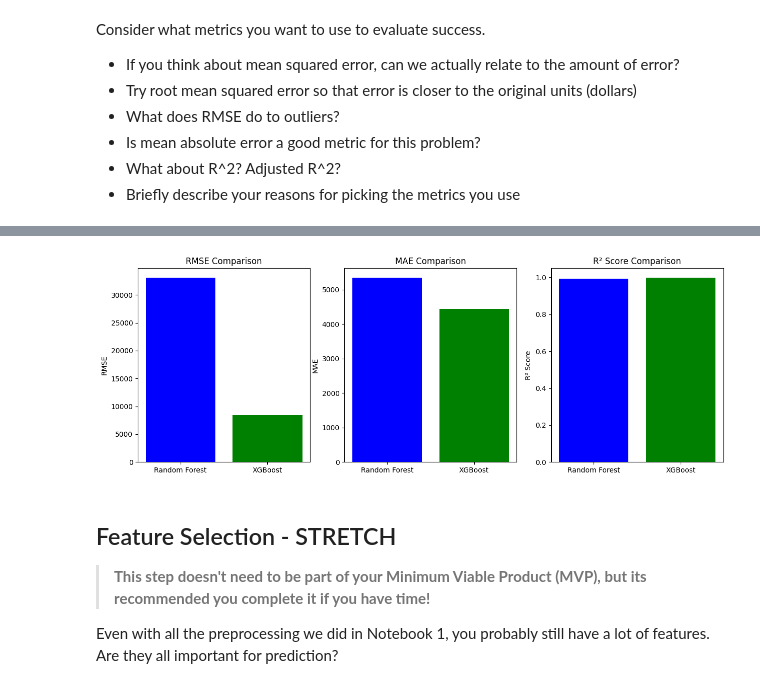
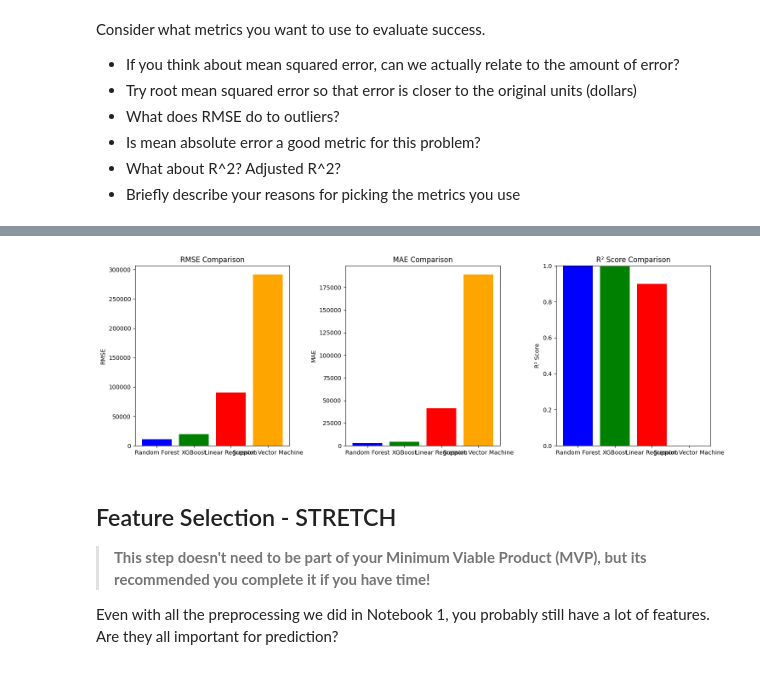
Before and after one commit to CuHzQuixote/Supervised-learning, a Jupyter notebook: 2_model_selection.ipynb, the cells around one changed output, grey strips where cells are left out. Cells and saved outputs as stored; diff of their text form; code cells hidden in the pictures.

```diff
--- a/2_model_selection.ipynb
+++ b/2_model_selection.ipynb
@@ -28,10 +16,10 @@ import pandas as pd
 import numpy as np
 
 # Load training and testing data
-X_train = pd.read_csv("X_train.csv")
-X_test = pd.read_csv("X_test.csv")
-y_train = pd.read_csv("y_train.csv")
-y_test = pd.read_csv("y_test.csv")
+X_train = pd.read_csv("X_train (1).csv")
+X_test = pd.read_csv("X_test (1).csv")
+y_train = pd.read_csv("y_train (1).csv")
+y_test = pd.read_csv("y_test (1).csv")
 
 
 y_train = y_train.values.ravel()
@@ -191,3 +253,13 @@ Consider what metrics you want to use to evaluate success.
 - Briefly describe your reasons for picking the metrics you use
 # %%
 # gather evaluation metrics and compare results
+# %%
+from sklearn.metrics import mean_absolute_error
+
+# Calculate additional metrics
+rmse_values = [np.sqrt(mse_rf), np.sqrt(mse_xgb), np.sqrt(mse_lr), np.sqrt(mse_svr)]
+mae_values = [mean_absolute_error(y_test, y_pred_rf),
+              mean_absolute_error(y_test, y_pred_xgb),
+              mean_absolute_error(y_test, y_pred_lr),
+              mean_absolute_error(y_test, y_pred_svr)]
+r2_values = [r2_rf, r2_xgb, r2_lr, r2_svr]
@@ -194,34 +271,32 @@ Consider what metrics you want to use to evaluate success.
 # %%
 import matplotlib.pyplot as plt
-import numpy as np
 
-# Model names
-models = ["Random Forest", "XGBoost"]
-rmse_scores = [rmse_rf, rmse_xgb]
-mae_scores = [mae_rf, mae_xgb]
-r2_scores = [r2_rf, r2_xgb]
+# Define the model names
+models = ["Random Forest", "XGBoost", "Linear Regression", "Support Vector Machine"]
 
-# Plot comparison
-fig, ax = plt.subplots(1, 3, figsize=(15, 5))
+# Create subplots for MSE, RMSE, MAE, and R² Score
+fig, axes = plt.subplots(1, 3, figsize=(15, 5))
 
 # RMSE Comparison
-ax[0].bar(models, rmse_scores, color=['blue', 'green'])
-ax[0].set_title("RMSE Comparison")
-ax[0].set_ylabel("RMSE")
+axes[0].bar(models, rmse_values, color=['blue', 'green', 'red', 'orange'])
+axes[0].set_title("RMSE Comparison")
+axes[0].set_ylabel("RMSE")
 
 # MAE Comparison
-ax[1].bar(models, mae_scores, color=['blue', 'green'])
-ax[1].set_title("MAE Comparison")
-ax[1].set_ylabel("MAE")
+axes[1].bar(models, mae_values, color=['blue', 'green', 'red', 'orange'])
+axes[1].set_title("MAE Comparison")
+axes[1].set_ylabel("MAE")
 
-# R2 Score Comparison
-ax[2].bar(models, r2_scores, color=['blue', 'green'])
-ax[2].set_title("R² Score Comparison")
-ax[2].set_ylabel("R² Score")
+# R² Score Comparison
+axes[2].bar(models, r2_values, color=['blue', 'green', 'red', 'orange'])
+axes[2].set_title("R² Score Comparison")
+axes[2].set_ylabel("R² Score")
+axes[2].set_ylim(0, 1)  # Ensures R² scores are between 0 and 1
 
+plt.tight_layout()
 plt.show()
 # %% [output]
-[figure, old version]
+[figure, new version]
 # %% [markdown]
 ## Feature Selection - STRETCH
 
```
Also changed, not shown: parts of 10 cells of this notebook.
